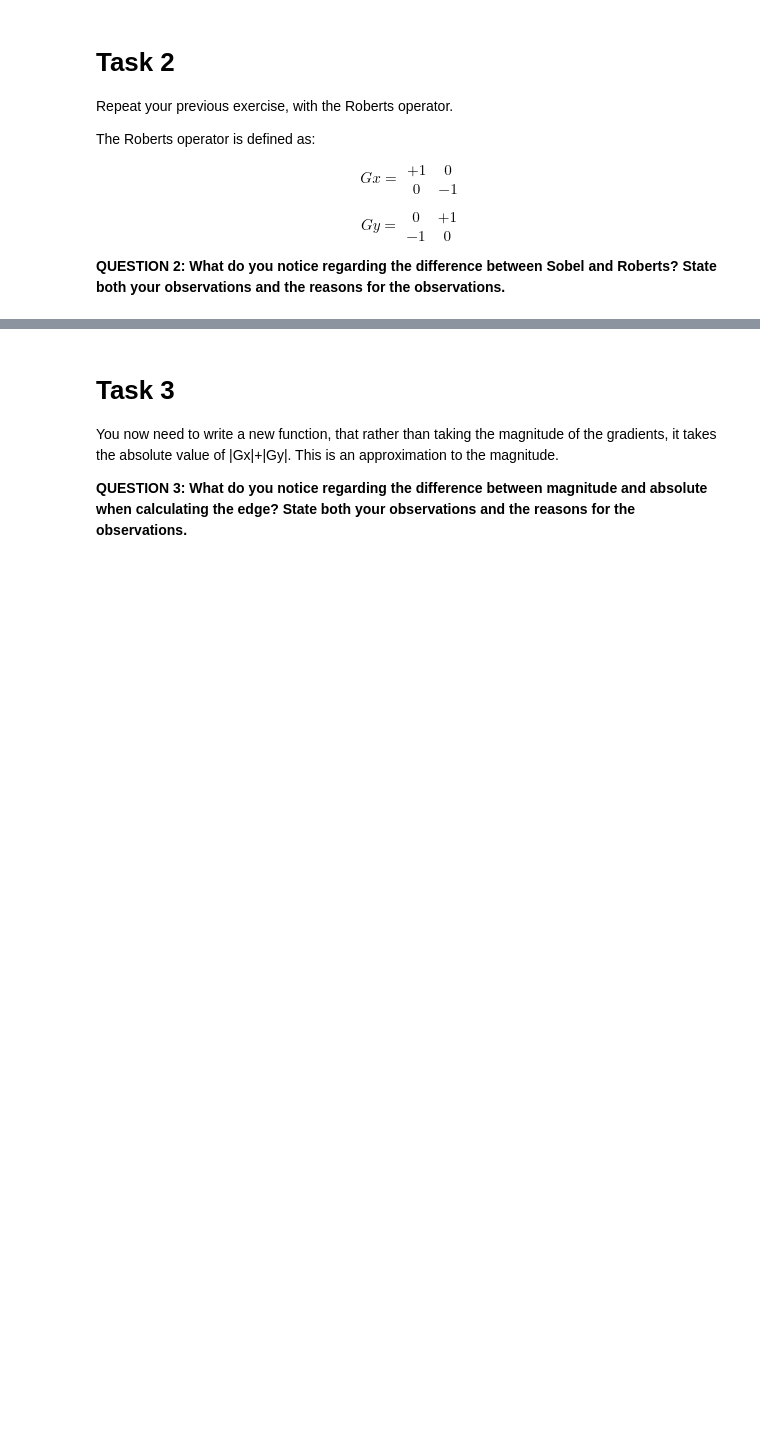
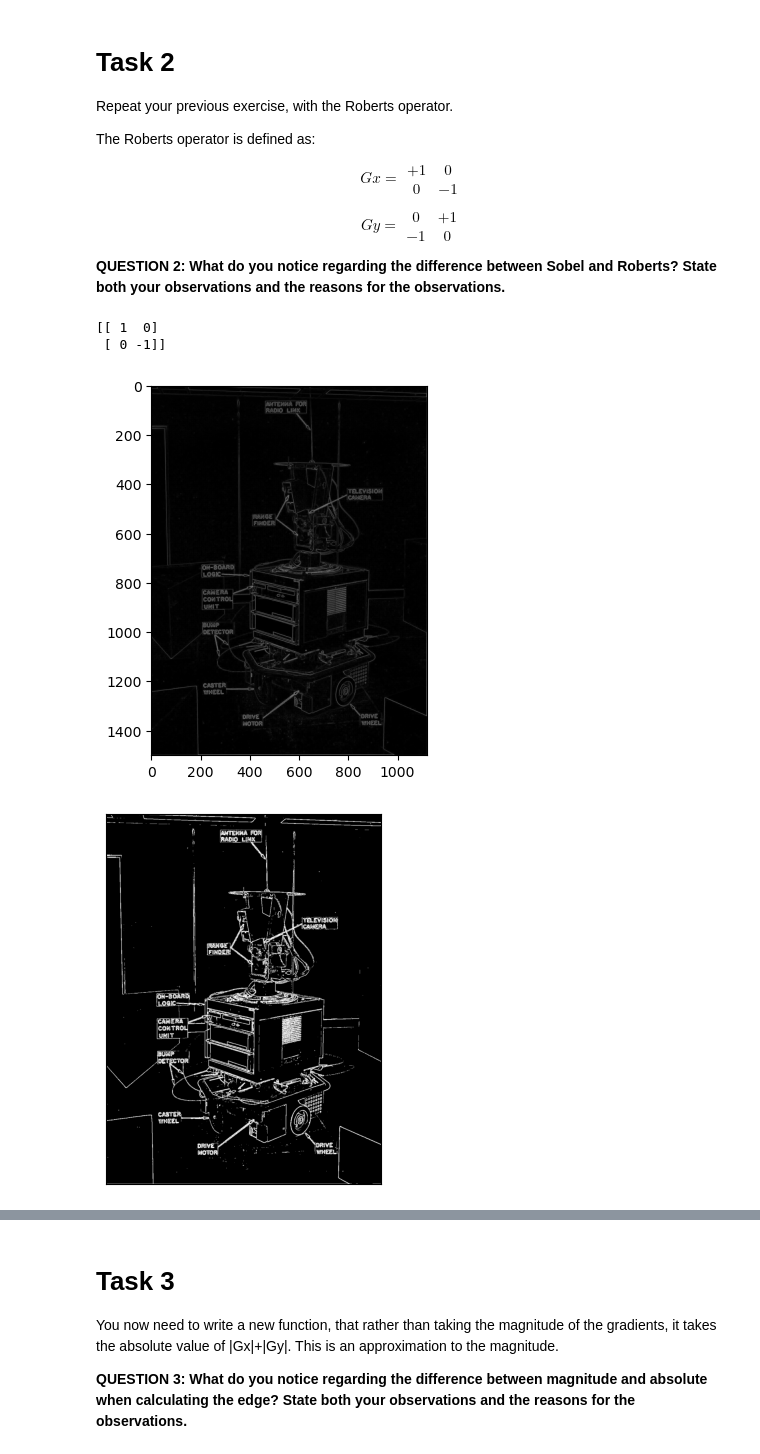
Before and after one commit to Alexandercheng-rsch/Robots-lab-, a Jupyter notebook: Lab1/lab1.ipynb, the cells around one changed output, grey strips where cells are left out. Cells and saved outputs as stored; diff of their text form; code cells hidden in the pictures; blank space fills up the shorter version.

```diff
--- a/Lab1/lab1.ipynb
+++ b/Lab1/lab1.ipynb
@@ -105,0 +151,19 @@ $$
+# %%
+roberts_x = np.array([[1,0],
+                    [0,-1]])
+
+roberts_y = np.array([[0,1],
+                     [-1,0]])
+print(roberts_x)
+#this is good
+shakey_roberts_x = abs(scipy.signal.convolve2d(shakey,roberts_x))
+shakey_roberts_y = abs(scipy.signal.convolve2d(shakey,roberts_y))
+m_robert = magnitude(shakey_roberts_x,shakey_roberts_y)
+plt.imshow(m_robert,cmap="gray")
+plt.show()
+show_binary_image(m_robert>40)
+# %% [output]
+[[ 1  0]
+ [ 0 -1]]
+[figure, added]
+[figure, added]
```
Also changed, not shown: parts of 11 cells of this notebook, 1 other file.
